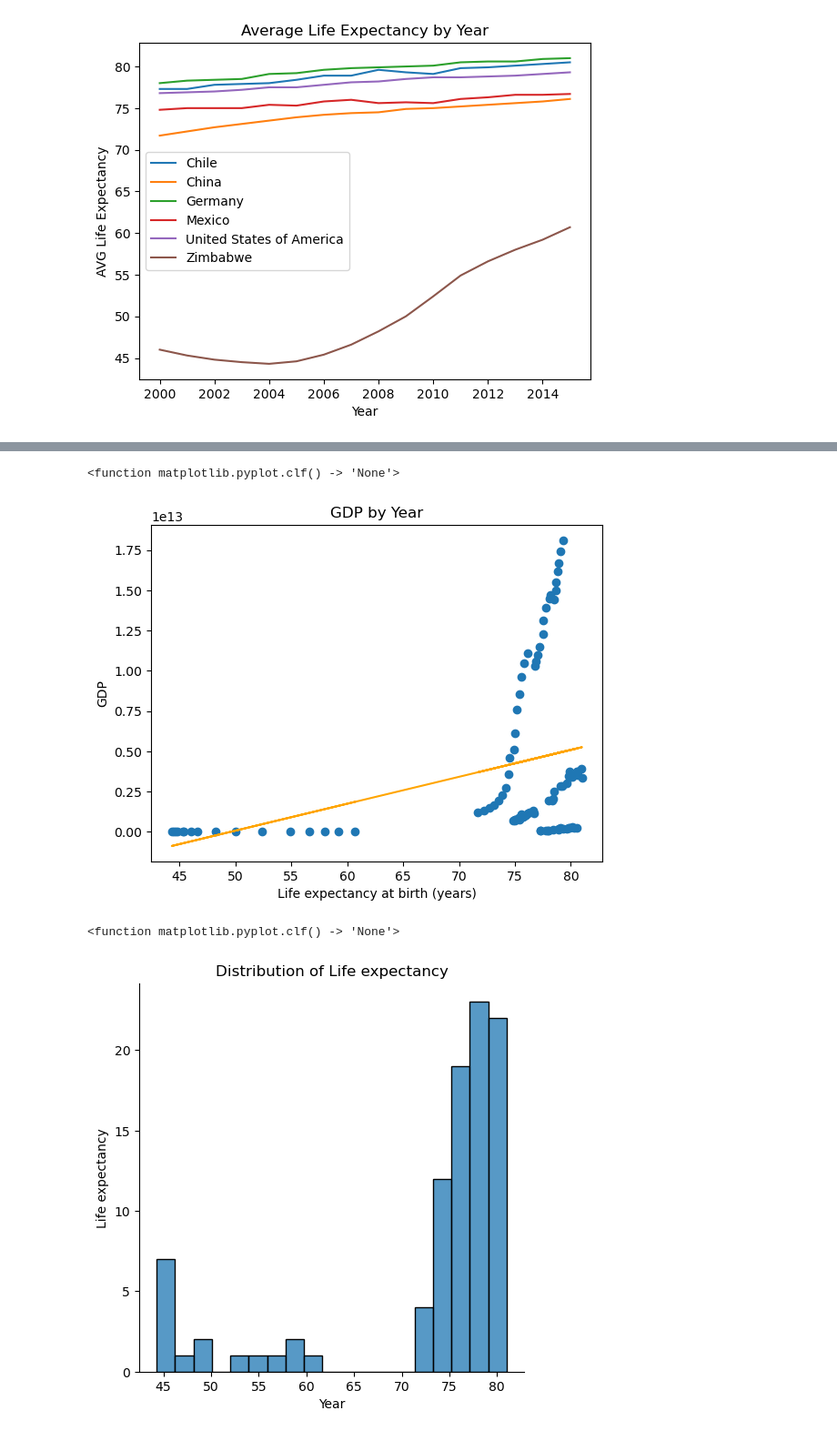
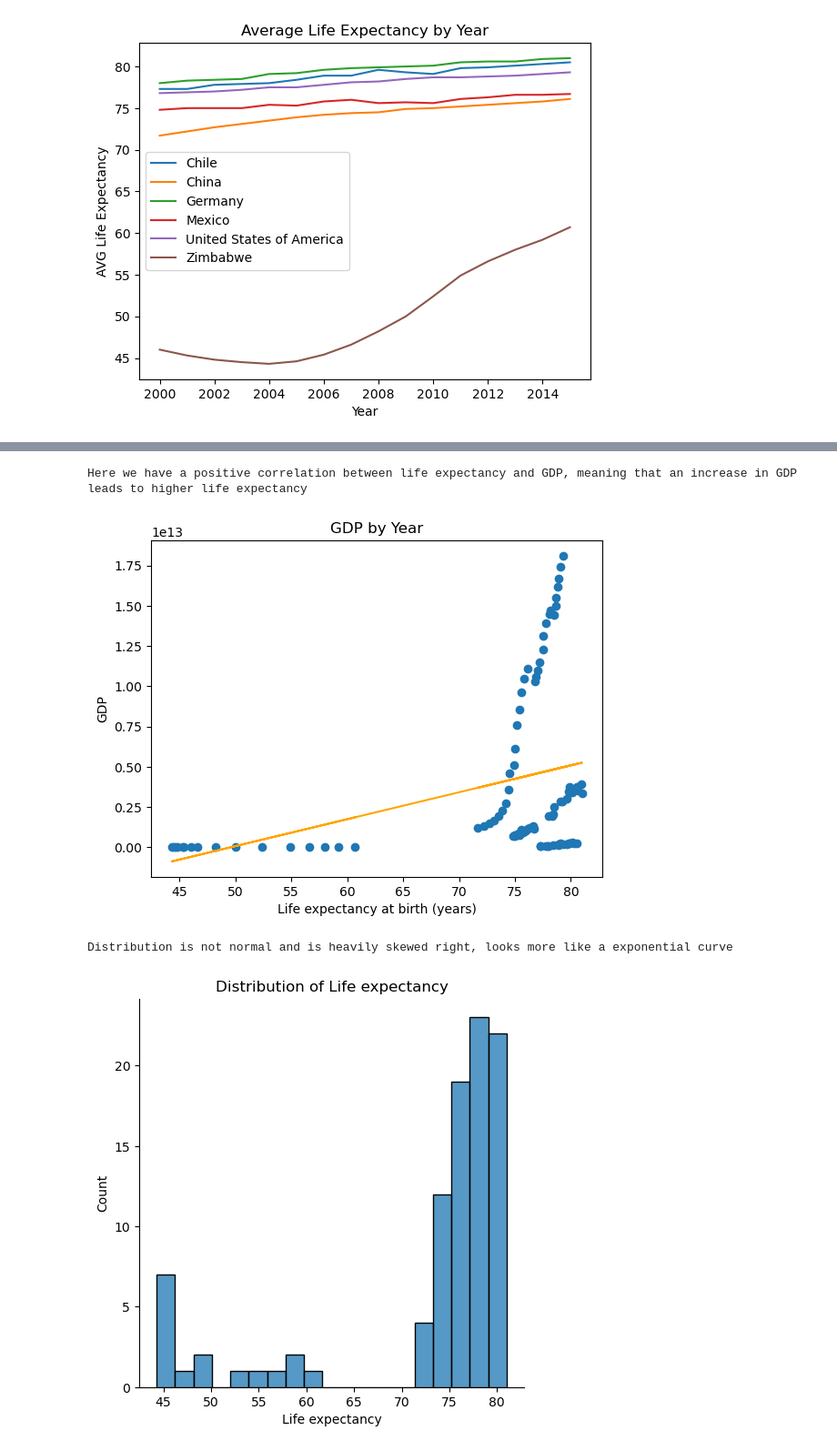
Before and after one commit to Bobbydra/Codecademy-Projects, a Jupyter notebook: Life-Expectancy-and-GDP-Starter/Life-Expectancy-and-GDP-Starter/life_expectancy_gdp.ipynb, the cells around one changed output, grey strips where cells are left out. Shown at 91% size. Drawn from its saved outputs; the diff is of its cells as text; code cells hidden in the pictures.

```diff
--- a/Life-Expectancy-and-GDP-Starter/Life-Expectancy-and-GDP-Starter/life_expectancy_gdp.ipynb
+++ b/Life-Expectancy-and-GDP-Starter/Life-Expectancy-and-GDP-Starter/life_expectancy_gdp.ipynb
@@ -146,22 +143,26 @@ plt.ylabel("GDP")
 
 plt.show
 plt.clf
+
+print("Here we have a positive correlation between life expectancy and GDP, meaning that an increase in GDP leads to higher life expectancy")
 # %% [output]
-<function matplotlib.pyplot.clf() -> 'None'>
+Here we have a positive correlation between life expectancy and GDP, meaning that an increase in GDP leads to higher life expectancy
 [figure]
 # %%
 # Distribution of Life expectancy at birth (years)
 
 sns.displot(data=leg, x="Life expectancy at birth (years)", kind="hist")
 plt.title("Distribution of Life expectancy")
-plt.xlabel("Year")
-plt.ylabel("Life expectancy")
+plt.xlabel("Life expectancy")
+plt.ylabel("Count")
 
 plt.show
 plt.clf
+
+print("Distribution is not normal and is heavily skewed right, looks more like a exponential curve")
 # %% [output]
-<function matplotlib.pyplot.clf() -> 'None'>
+Distribution is not normal and is heavily skewed right, looks more like a exponential curve
-[figure, old version]
+[figure, new version]
 # %%
 # Distribution of GDP
 
```
Also changed, not shown: parts of 6 cells of this notebook.
